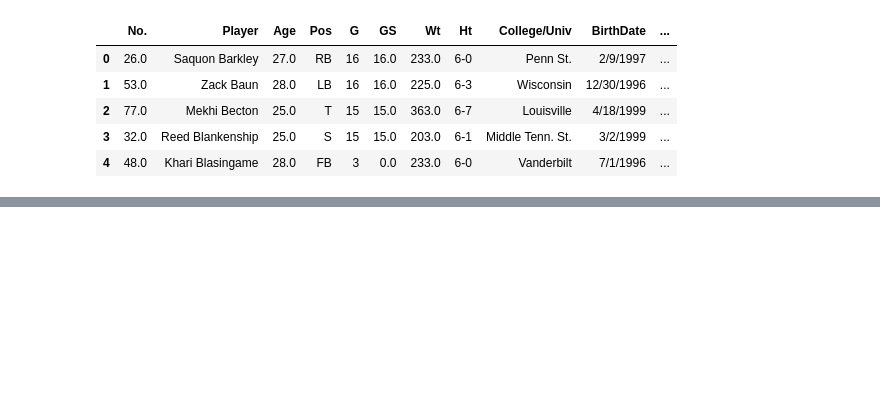
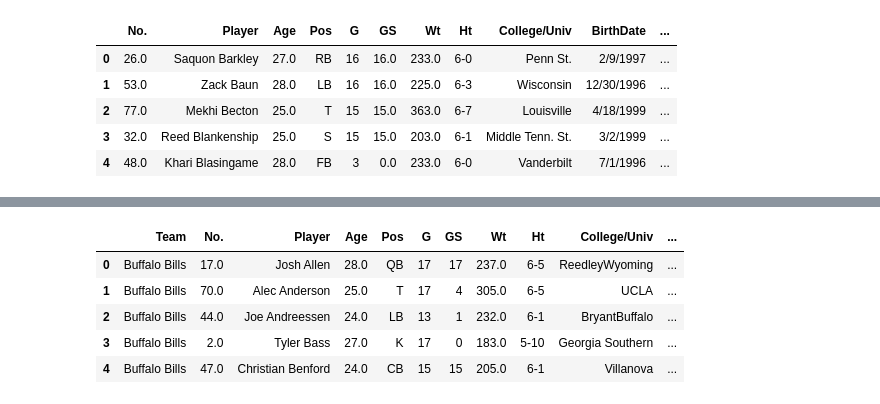
Before and after one commit to willvernon/NFL_predicts, a Jupyter notebook: NFL Draft/eagles.ipynb, the cells around one changed output, grey strips where cells are left out. Saved outputs shown, nothing was run; the diff lists cells and outputs as text; code cells hidden in the pictures; blank space fills up the shorter version.

```diff
--- a/NFL Draft/eagles.ipynb
+++ b/NFL Draft/eagles.ipynb
@@ -47,3 +91,13 @@ Based on AV which is a metric developed by Pro Football Reference to provide a s
  For the eagles They went from a few bad seasons and 9-8 in 2021 to a SuperBowl appearance in 2022, had a leadship issue and epic callapse of a undefeated start to a season in 2023 (who couldve probably get to the NFC championship if they stayed consistant), and then 2024 they go 14-3 and win a SuperBowl.
 
 Their success i believe has to do with their draft classes from Howie which has been incredible starting in 21.
+# %%
+nfl_roster =  pd.read_csv("./Data/2024_all_nfl.csv")
+nfl_roster.head()
+# %% [output]
+|  | Team | No. | Player | Age | Pos | G | GS | Wt | Ht | College/Univ | ... |
+| 0 | Buffalo Bills | 17.0 | Josh Allen | 28.0 | QB | 17 | 17 | 237.0 | 6-5 | ReedleyWyoming | ... |
+| 1 | Buffalo Bills | 70.0 | Alec Anderson | 25.0 | T | 17 | 4 | 305.0 | 6-5 | UCLA | ... |
+| 2 | Buffalo Bills | 44.0 | Joe Andreessen | 24.0 | LB | 13 | 1 | 232.0 | 6-1 | BryantBuffalo | ... |
+| 3 | Buffalo Bills | 2.0 | Tyler Bass | 27.0 | K | 17 | 0 | 183.0 | 5-10 | Georgia Southern | ... |
+| 4 | Buffalo Bills | 47.0 | Christian Benford | 24.0 | CB | 15 | 15 | 205.0 | 6-1 | Villanova | ... |
```
Also changed, not shown: parts of 13 cells of this notebook.
